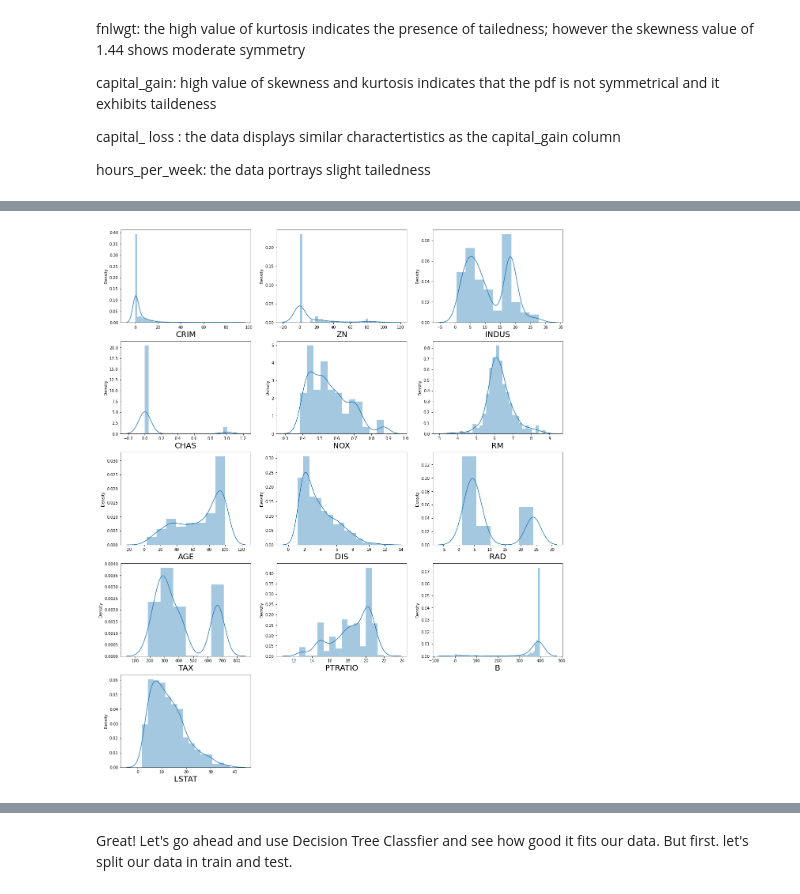
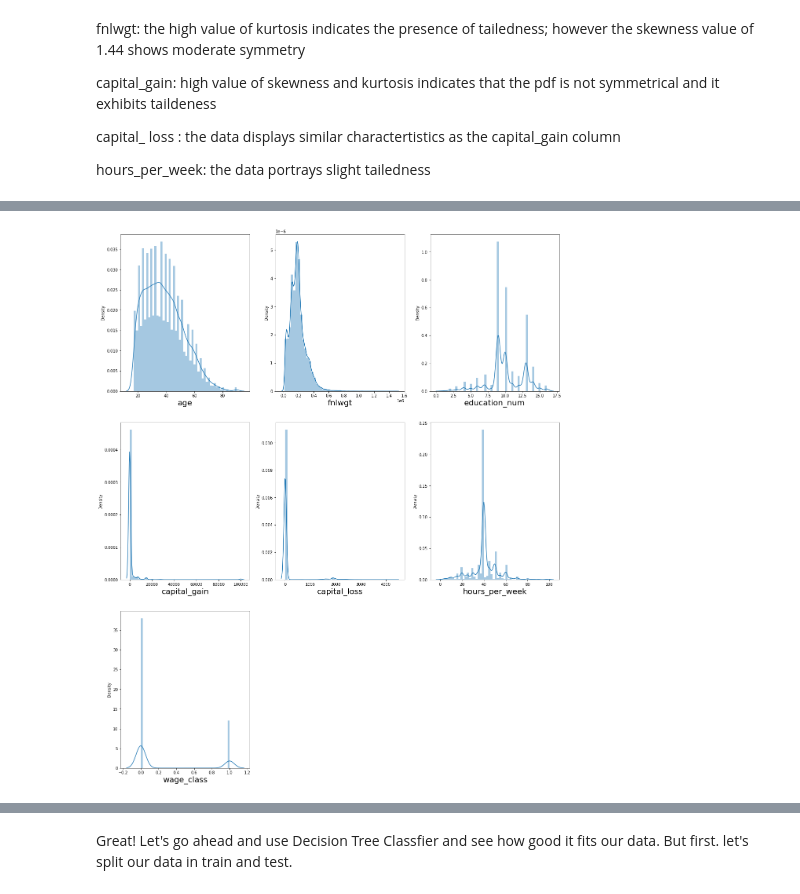
Before and after one commit to obeabi/Assignments, a Jupyter notebook: Main_XGBoost.ipynb, the cells around one changed output, grey strips where cells are left out. Drawn from its saved outputs; the diff is of its cells as text; code cells hidden in the pictures.

```diff
--- a/Main_XGBoost.ipynb
+++ b/Main_XGBoost.ipynb
@@ -129,7 +122,0 @@ The number of missing values on dataframe is: 0
-# %%
-# Include column headers in dataframe
-col_labels = ['age', 'workclass', 'fnlwgt', 'education', 'education_num', 'marital_status', 'occupation','relationship', 'race', 'sex',
-              'capital_gain','capital_loss', 'hours_per_week', 'native_country', 'wage_class']
-
-train_set.columns = col_labels
-test_set.columns = col_labels
@@ -364,7 +424,0 @@ plt.show()
-# %%
-# Convert wage_class to labes/integer
-from sklearn.preprocessing import LabelEncoder
-le = LabelEncoder()
-train_set['wage_class'] = le.fit_transform(train_set['wage_class'])
-test_set['wage_class'] = le.transform(test_set['wage_class'])
-train_set.head()
@@ -373,12 +424,0 @@ ValueError: ignored
-# %%
-# Create new column using dictionary
-
-new_data = { '>50K': 'High', '<=50K': 'Low' }
-
-# combine this new data with existing DataFrame
-train_set["wage_label"] = train_set["wage_class"].map(new_data)
-
-# combine this new data with existing DataFrame
-#train_set = train_set.replace({"wage_class": new_data})
-
-train_set.head()
@@ -421,8 +444,0 @@ plt.show()
-# %%
-# Extract numerical and categorical columns from train dataframe
-numerical_cols = [cname for cname in features.columns if
-                features[cname].dtype in ['int64', 'float64']]
-
-# Extract categorical features from dataframe
-category_cols = [col for col in features.columns if features[col].dtype == "object"]
-category_features = category_cols.copy()
@@ -435,15 +460,15 @@ for cols in category_features:
 # %%
 # let's see how data is distributed for every column
 plt.figure(figsize=(20,25), facecolor='white')
 plotnumber = 1
 
-for column in features[numerical_cols]:
-    if plotnumber<= 16 :     # as there are 9 columns in the data
-        ax = plt.subplot(5,3,plotnumber)
-        sns.distplot(features[column])
+for column in train_set[numerical_cols]:
+    if plotnumber<=9 :     # as there are 9 columns in the data
+        ax = plt.subplot(3,3,plotnumber)
+        sns.distplot(train_set[column])
         plt.xlabel(column,fontsize=20)
         #plt.ylabel('Salary',fontsize=20)
     plotnumber+=1
 plt.show()
 # %% [output]
-[figure, old version]
+[figure, new version]
```
Also changed, not shown: parts of 83 cells of this notebook.
